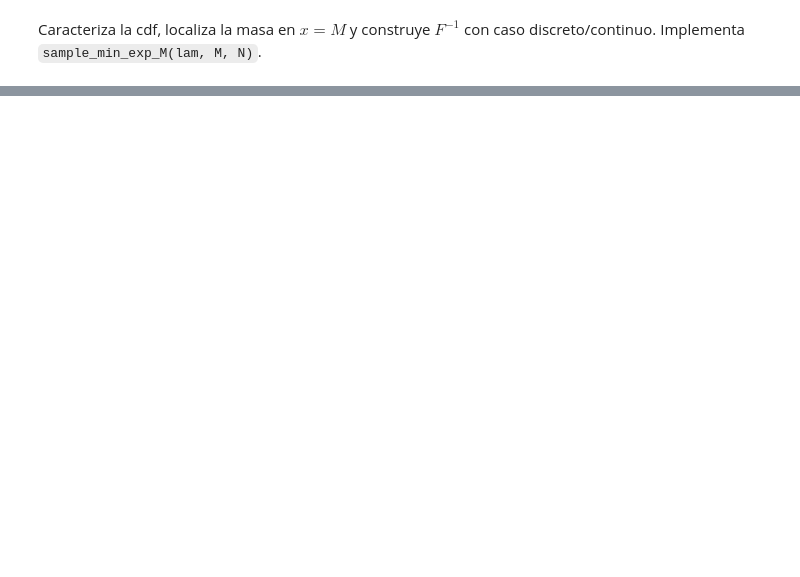
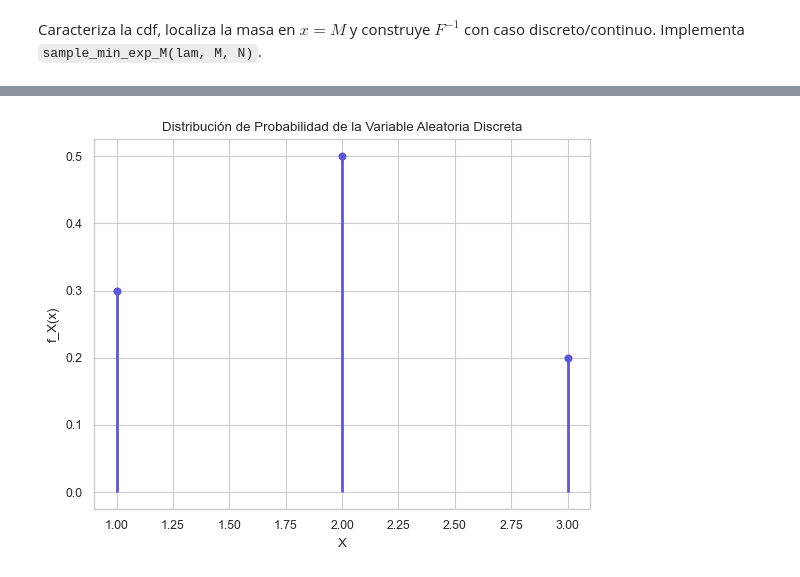
Before and after one commit to heritaco/Simulacion-Estocastica, a Jupyter notebook: 01 Generacion de Variables Aleatorias/02 Metodo de la Transformada Inversa/actividad/notebook.ipynb, the cells around one changed output, grey strips where cells are left out. Drawn from its saved outputs; the diff is of its cells as text; code cells hidden in the pictures; blank space fills up the shorter version.

```diff
--- a/01 Generacion de Variables Aleatorias/02 Metodo de la Transformada Inversa/actividad/notebook.ipynb
+++ b/01 Generacion de Variables Aleatorias/02 Metodo de la Transformada Inversa/actividad/notebook.ipynb
@@ -94,0 +491,25 @@ Define una pmf concreta, calcula $E[X]$, $\mathrm{Var}(X)$ y genera $n$ observac
+# %%
+# graficar f
+import matplotlib.pyplot as plt
+import seaborn as sns
+import numpy as np
+from collections import Counter
+
+
+
+
+color = sns.color_palette("hls")
+np.random.shuffle(color)
+sns.set(style="whitegrid", context="paper", palette=color)
+
+x = [1, 2, 3]
+f_x = [0.3, 0.5, 0.2]
+
+plt.vlines(x, 0, f_x, color=color[0], linestyle='-', lw=2)
+plt.plot(x, f_x, 'bo', color=color[0])
+plt.xlabel('X')
+plt.ylabel('f_X(x)')
+plt.title('Distribución de Probabilidad de la Variable Aleatoria Discreta')
+plt.show()
+# %% [output]
+[figure, added]
```
Also changed, not shown: parts of 50 cells of this notebook.
